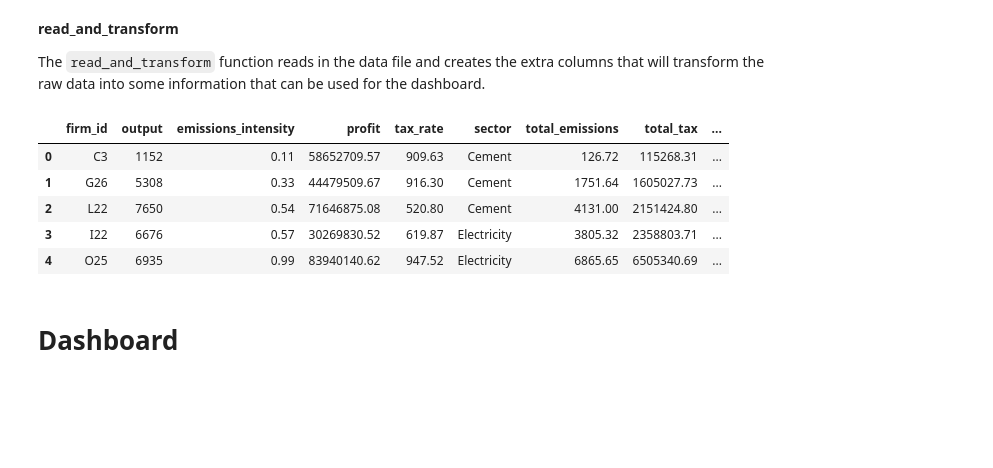
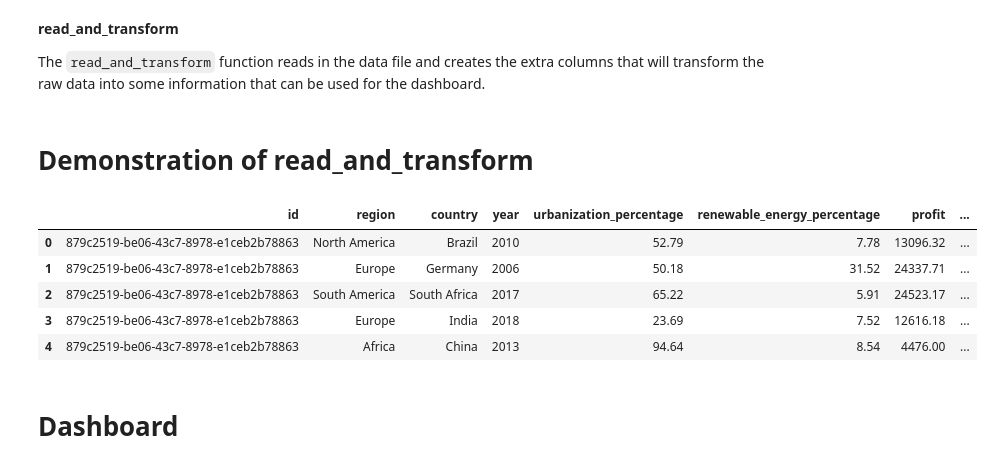
Before and after one commit to PearlPearl-Pearl/AIMS, a Jupyter notebook: individual_presentation/pearl_kuuridong_personal_presentation.ipynb, the cells around one changed output. Saved outputs shown, nothing was run; the diff lists cells and outputs as text; code cells hidden in the pictures; blank space fills up the shorter version.

```diff
--- a/individual_presentation/pearl_kuuridong_personal_presentation.ipynb
+++ b/individual_presentation/pearl_kuuridong_personal_presentation.ipynb
@@ -201,7 +219,9 @@ import pandas as pd
 
 The `read_and_transform` function reads in the data file and creates the extra columns that will transform the raw data into some information that can be used for the dashboard.
 # %%
-def read_and_transform(filepath:str) -> pd.DataFrame:
+import uuid
+
+def read_and_transform(filepath:str='real_data.csv') -> pd.DataFrame:
   """
   The function reads firm-level data from a CSV file and computes the following
   derived columns: total_emissions, total_tax, and net_profit.
@@ -223,22 +243,40 @@ def read_and_transform(filepath:str) -> pd.DataFrame:
       - 'net_profit' : float
           Profit after accounting for carbon tax.
   """
-  data = pd.read_csv(filepath)
 
-  data['total_emissions'] = data.apply(lambda row: emissions(row['output'], row['emissions_intensity']), axis=1)
-  data['total_tax'] = data.apply(lambda row: tax_liability(row['tax_rate'], row['total_emissions']), axis=1)
-  data['net_profit'] = data.apply(lambda row: profit_after_tax(row['profit'], row['total_tax']), axis=1)
-  return data
+  try:
+      # raise ValueError("Name is not defined")
+      data = pd.read_csv(filepath)
+      data.columns = data.columns.str.lower()
+      data['id'] = uuid.uuid4()
+      cols = data.columns.tolist()
+      emission_cols = [col for col in cols if 'emissions_metrictons' in col]
+      maintain_cols = [col for col in cols if col not in emission_cols]
+
+      # cleaned_data = data.rename(columns={'population_millions':'population', 'energy_consumption_twh':'energy_consumption',})
+
+      longer_data = data.melt(id_vars=maintain_cols, value_vars=emission_cols, var_name='sector', value_name='total_emissions')
+      output_data = longer_data[['id', 'region', 'country', 'year', 'urbanization_percentage', 'renewable_energy_percentage', 'gdp_billion_usd', 'industry_type', 'population_millions', 'energy_consumption_twh', 'total_emissions']]
+      output_data = output_data.rename(columns={'population_millions':'population', 'energy_consumption_twh':'energy_consumption', 'gdp_billion_usd':'profit'})
+  except:
+      filepath = load_data('carbon_tax_data.csv')
+      output_data = pd.read_csv(filepath)
+      # data['total_emissions'] = data.apply(lambda row: emissions(row['output'], row['emissions_intensity']), axis=1)
+      # data['total_tax'] = data.apply(lambda row: tax_liability(row['tax_rate'], row['total_emissions']), axis=1)
+      # data['net_profit'] = data.apply(lambda row: profit_after_tax(row['profit'], row['total_tax']), axis=1)
+  return output_data
+# %% [markdown]
+# Demonstration of read_and_transform
 # %%
-input_data = read_and_transform("./carbon_tax_data")
+input_data = read_and_transform()
 input_data.head()
 # %% [output]
-|  | firm_id | output | emissions_intensity | profit | tax_rate | sector | total_emissions | total_tax | ... |
-| 0 | C3 | 1152 | 0.11 | 58652709.57 | 909.63 | Cement | 126.72 | 115268.31 | ... |
-| 1 | G26 | 5308 | 0.33 | 44479509.67 | 916.30 | Cement | 1751.64 | 1605027.73 | ... |
-| 2 | L22 | 7650 | 0.54 | 71646875.08 | 520.80 | Cement | 4131.00 | 2151424.80 | ... |
-| 3 | I22 | 6676 | 0.57 | 30269830.52 | 619.87 | Electricity | 3805.32 | 2358803.71 | ... |
-| 4 | O25 | 6935 | 0.99 | 83940140.62 | 947.52 | Electricity | 6865.65 | 6505340.69 | ... |
+|  | id | region | country | year | urbanization_percentage | renewable_energy_percentage | profit | ... |
+| 0 | 879c2519-be06-43c7-8978-e1ceb2b78863 | North America | Brazil | 2010 | 52.79 | 7.78 | 13096.32 | ... |
+| 1 | 879c2519-be06-43c7-8978-e1ceb2b78863 | Europe | Germany | 2006 | 50.18 | 31.52 | 24337.71 | ... |
+| 2 | 879c2519-be06-43c7-8978-e1ceb2b78863 | South America | South Africa | 2017 | 65.22 | 5.91 | 24523.17 | ... |
+| 3 | 879c2519-be06-43c7-8978-e1ceb2b78863 | Europe | India | 2018 | 23.69 | 7.52 | 12616.18 | ... |
+| 4 | 879c2519-be06-43c7-8978-e1ceb2b78863 | Africa | China | 2013 | 94.64 | 8.54 | 4476.00 | ... |
 # %% [markdown]
 # Dashboard
 # %%
```
Also changed, not shown: parts of 9 cells of this notebook, 1 other file.
